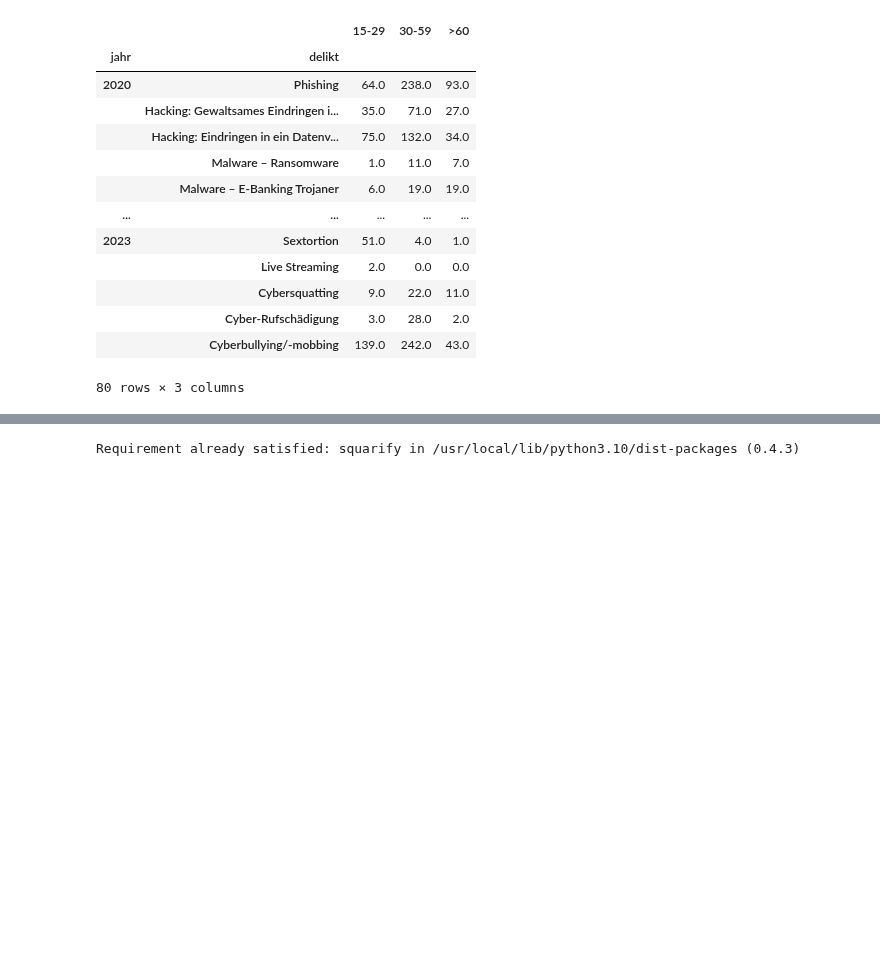
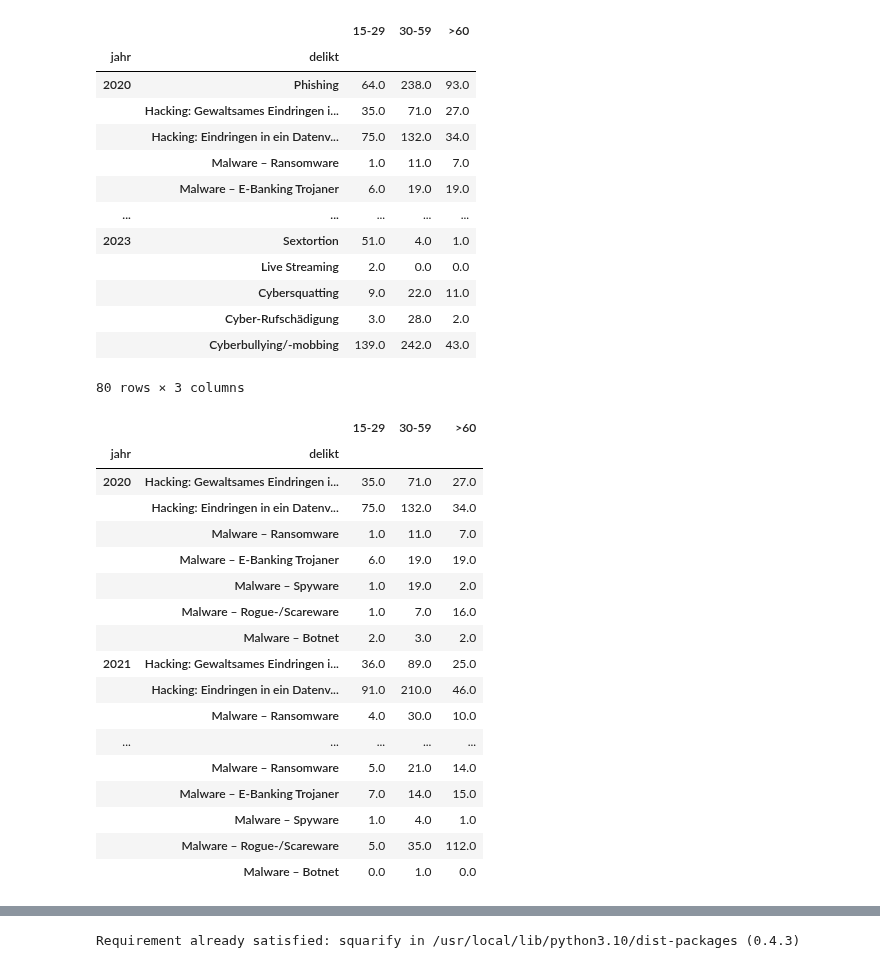
Before and after one commit to baumannf/bina_module, a Jupyter notebook: BINA_LN1_CybercrimeVisualisation.ipynb, the cells around one changed output, grey strips where cells are left out. Saved outputs shown, nothing was run; the diff lists cells and outputs as text; code cells hidden in the pictures; blank space fills up the shorter version.

```diff
--- a/BINA_LN1_CybercrimeVisualisation.ipynb
+++ b/BINA_LN1_CybercrimeVisualisation.ipynb
@@ -448,3 +448,31 @@ master_cyber_ch_opfer.filter(items=['Hacking: Gewaltsames Eindringen in ein Date
 |  | Cyber-Rufschädigung | 3.0 | 28.0 | 2.0 |
 |  | Cyberbullying/-mobbing | 139.0 | 242.0 | 43.0 |
 80 rows × 3 columns
+# %%
+delikt_rows2020 = master_cyber_ch_opfer[1:8]
+delikt_rows2021 = master_cyber_ch_opfer.filter(like='2021', axis=0)[1:8]
+delikt_rows2022 = master_cyber_ch_opfer.filter(like='2022', axis=0)[1:8]
+delikt_rows2023 = master_cyber_ch_opfer.filter(like='2023', axis=0)[1:8]
+#temp_rows = temp_rows.append(master_cyber_ch_opfer.filter(like='2021', axis=0)[1:8])
+delikt_rows = pd.concat([delikt_rows2020,delikt_rows2021,delikt_rows2022,delikt_rows2023])
+delikt_rows = delikt_rows.filter(items=['15-29','30-59','>60'])
+delikt_rows
+# %% [output]
+|  |  | 15-29 | 30-59 | >60 |
+| jahr | delikt |  |  |  |
+| 2020 | Hacking: Gewaltsames Eindringen i... | 35.0 | 71.0 | 27.0 |
+|  | Hacking: Eindringen in ein Datenv... | 75.0 | 132.0 | 34.0 |
+|  | Malware – Ransomware | 1.0 | 11.0 | 7.0 |
+|  | Malware – E-Banking Trojaner | 6.0 | 19.0 | 19.0 |
+|  | Malware – Spyware | 1.0 | 19.0 | 2.0 |
+|  | Malware – Rogue-/Scareware | 1.0 | 7.0 | 16.0 |
+|  | Malware – Botnet | 2.0 | 3.0 | 2.0 |
+| 2021 | Hacking: Gewaltsames Eindringen i... | 36.0 | 89.0 | 25.0 |
+|  | Hacking: Eindringen in ein Datenv... | 91.0 | 210.0 | 46.0 |
+|  | Malware – Ransomware | 4.0 | 30.0 | 10.0 |
+| ... | ... | ... | ... | ... |
+|  | Malware – Ransomware | 5.0 | 21.0 | 14.0 |
+|  | Malware – E-Banking Trojaner | 7.0 | 14.0 | 15.0 |
+|  | Malware – Spyware | 1.0 | 4.0 | 1.0 |
+|  | Malware – Rogue-/Scareware | 5.0 | 35.0 | 112.0 |
+|  | Malware – Botnet | 0.0 | 1.0 | 0.0 |
```
Also changed, not shown: parts of 4 cells of this notebook.
